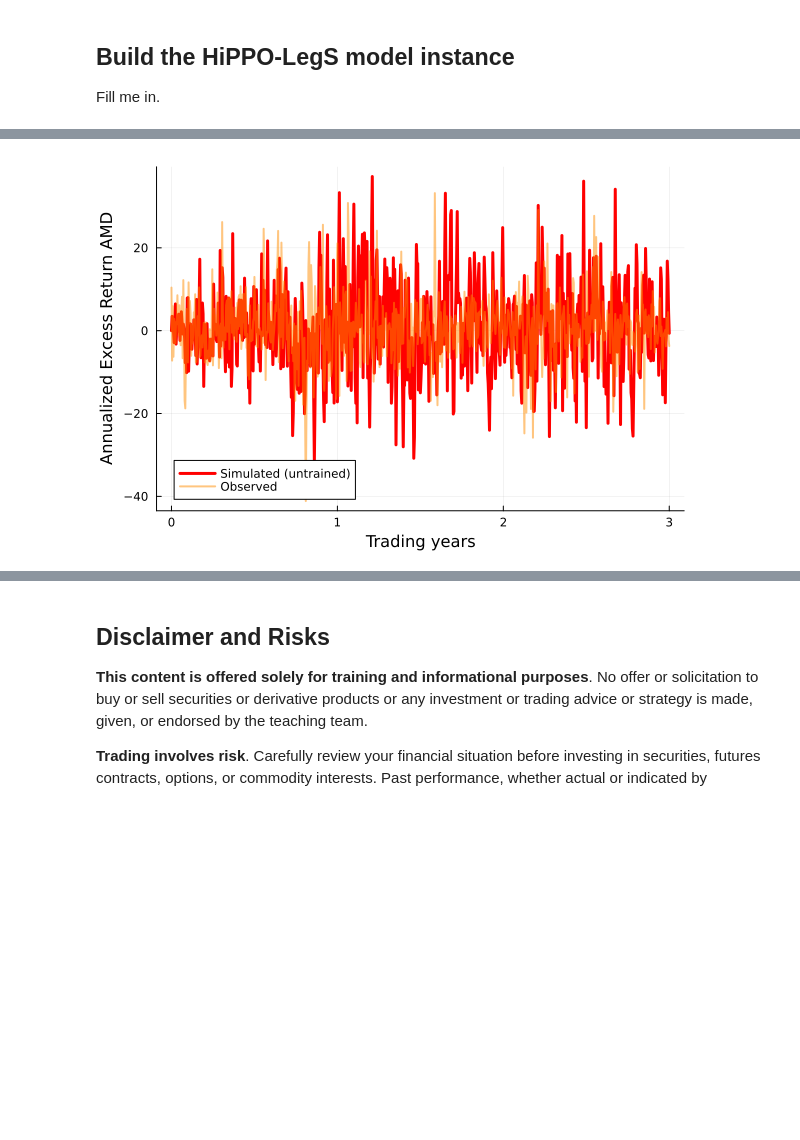
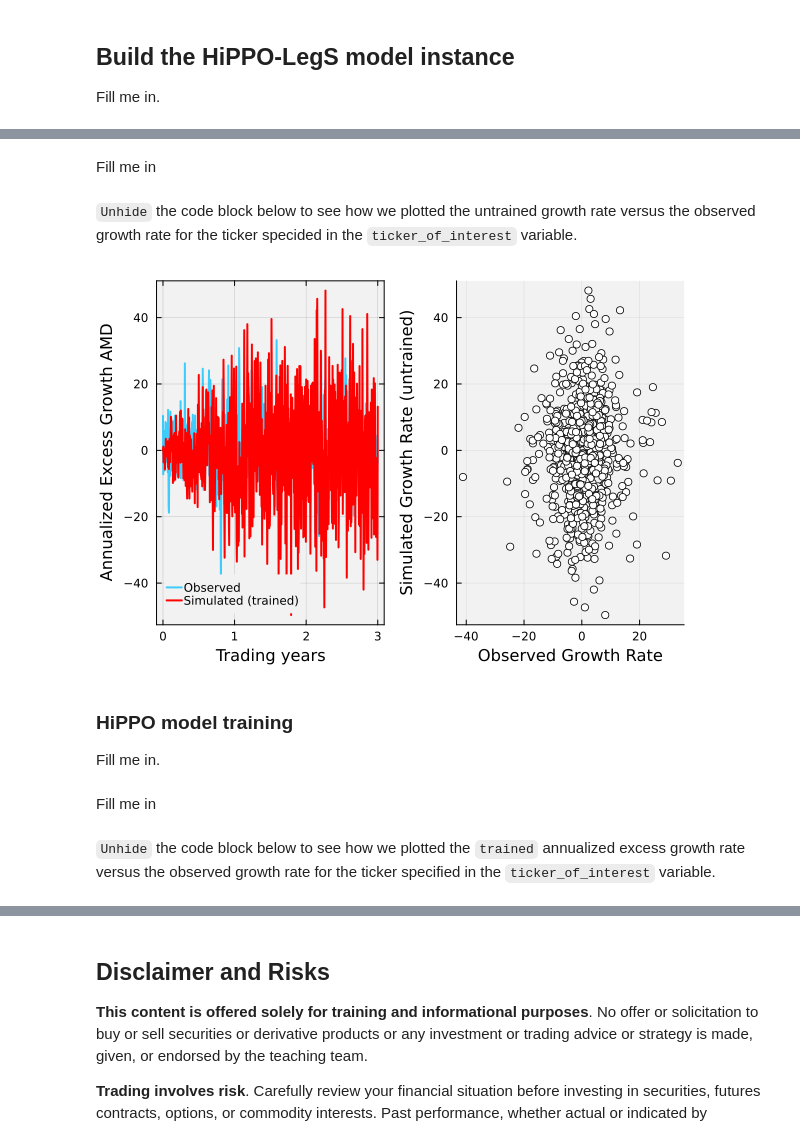
Before and after one commit to varnerlab/CHEME-130-eCornell-Repository, a Jupyter notebook: courses/CHEME-132/module-2/CHEME-132-Module-2-Advanced-Hippo-SSM.ipynb, the cells around one changed output, grey strips where cells are left out. Cells and saved outputs as stored; diff of their text form; code cells hidden in the pictures; blank space fills up the shorter version.

```diff
--- a/courses/CHEME-132/module-2/CHEME-132-Module-2-Advanced-Hippo-SSM.ipynb
+++ b/courses/CHEME-132/module-2/CHEME-132-Module-2-Advanced-Hippo-SSM.ipynb
@@ -53,0 +57,3 @@ risk_free_rate = 0.045;
+# %%
+all_firms_growth_matrix = log_return_matrix(dataset, list_of_all_firms, Δt = Δt,
+    risk_free_rate = risk_free_rate);
@@ -74,20 +75,38 @@ tspan = (start = 0.0, stop = 3, step = 1/252)
 L = range(tspan.start, stop=tspan.stop, step = tspan.step) |> collect |> length
 signal = excess_growth_rate_array[1:L];
 # %%
-number_of_hidden_states = 250;
+number_of_hidden_states = 750;
 model = build(MySisoLegSHippoModel, (
     number_of_hidden_states = number_of_hidden_states,
     Δt = Δt,
     uₒ = signal[1],
     C = 2*randn(number_of_hidden_states)
 ));
+# %% [markdown]
+Fill me in
 # %%
 (T1,X1,Y1) = solve(model, tspan, signal);
+# %% [markdown]
+`Unhide` the code block below to see how we plotted the untrained growth rate versus the observed growth rate for the ticker specided in the `ticker_of_interest` variable.
 # %%
-plot(T1,Y1,label="Simulated (untrained)", lw=3, c=:red)
-plot!(T1,signal, label="Observed", lw=2, c=:darkorange, alpha=0.5)
-xlabel!("Trading years", fontsize=18)
-ylabel!("Annualized Excess Return $(ticker_of_interest)", fontsize=18)
+let
+    # layout -
+    l = @layout [a b]
+
+    # time series -
+    p1 = plot(T1,signal, label="Observed", lw=2, c=:deepskyblue, alpha=0.75, bg="gray95", background_color_outside="white",
+        framestyle = :box, fg_legend = :transparent)
+    plot!(p1, T1,Y1,label="Simulated (trained)", lw=2, c=:red, xlabel="Trading years", ylabel="Annualized Excess Growth $(ticker_of_interest)", fontsize=18)
+
+    # sim v obs
+    p2 = scatter(signal, Y1, label="", xlabel="Observed Growth Rate", ylabel="Simulated Growth Rate (untrained)", c=:white, msc=:black)
+
+    # build the plot -
+    plot(p1,p2,layout=l)
+end
 # %% [output]
-[figure, old version]
+[figure, new version]
+# %% [markdown]
+### HiPPO model training
+Fill me in.
 # %%
@@ -95 +115,3 @@ C = estimate_hippo_parameters(model, tspan, signal);
+# %% [markdown]
+Fill me in
 # %%
@@ -98,2 +118,4 @@ model_updated.Ĉ = C;
 (T2,X2,Y2) = solve(model_updated, tspan, signal);
+# %% [markdown]
+`Unhide` the code block below to see how we plotted the `trained` annualized excess growth rate versus the observed growth rate for the ticker specified in the `ticker_of_interest` variable.
 # %%
```
Also changed, not shown: parts of 13 cells of this notebook, 5 other files.
